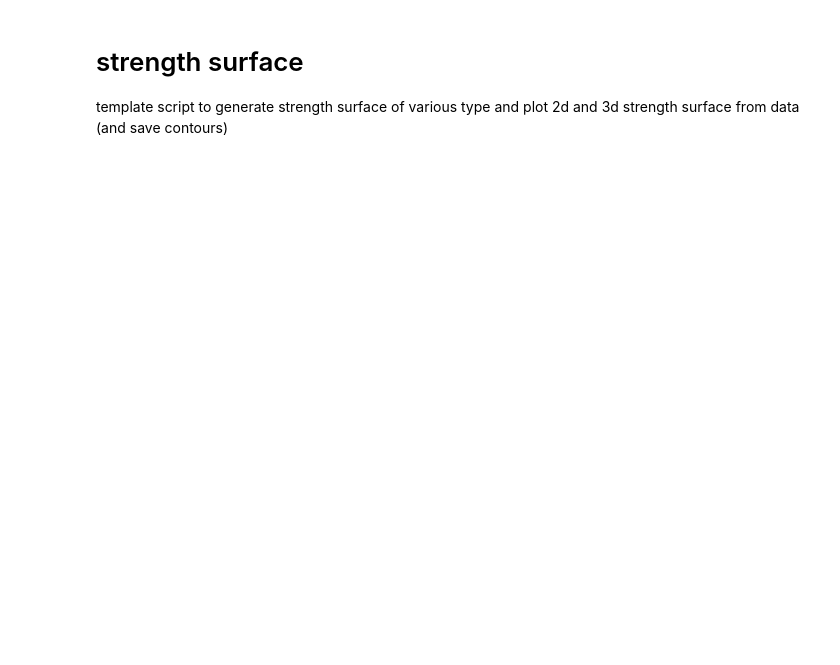
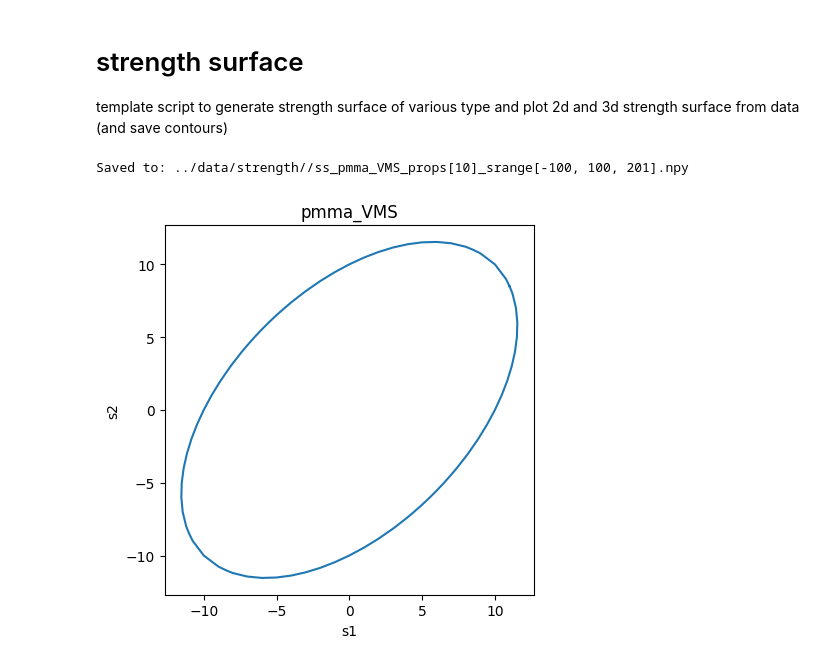
Before and after one commit to lyyc199586/cm-vis, a Jupyter notebook: examples/strength_plot.ipynb, the cells around one changed output. Cells and saved outputs as stored; diff of their text form; code cells hidden in the pictures; blank space fills up the shorter version.

```diff
--- a/examples/strength_plot.ipynb
+++ b/examples/strength_plot.ipynb
@@ -4,15 +4,25 @@
 template script to generate strength surface of various type
 and plot 2d and 3d strength surface from data (and save contours)
 # %%
+import os
+import glob
 from cm_vis.strength.gen import StrengthSurface
+
+## clear data first
+files = glob.glob('../data/strength/*')
+for f in files:
+    os.remove(f)
 
 mname = 'pmma'
 stype = 'VMS'
 props = [10]
 srange = [-100, 100, 201]
-data_dir = f"../data/strength/ss_{mname}_{stype}_props{props}_srange{srange}.npy"
+data_dir = '../data/strength/'
 
-surface = StrengthSurface(stype, props, srange, data_dir)
-surface.gen()
+surface = StrengthSurface(mname, stype, props, srange)
+surface.gen(data_dir=data_dir)
+# %% [output]
+Saved to: ../data/strength//ss_pmma_VMS_props[10]_srange[-100, 100, 201].npy
+[figure, added]
 # %%
 # %%
```
Also changed, not shown: parts of 1 cell of this notebook, 16 other files.
